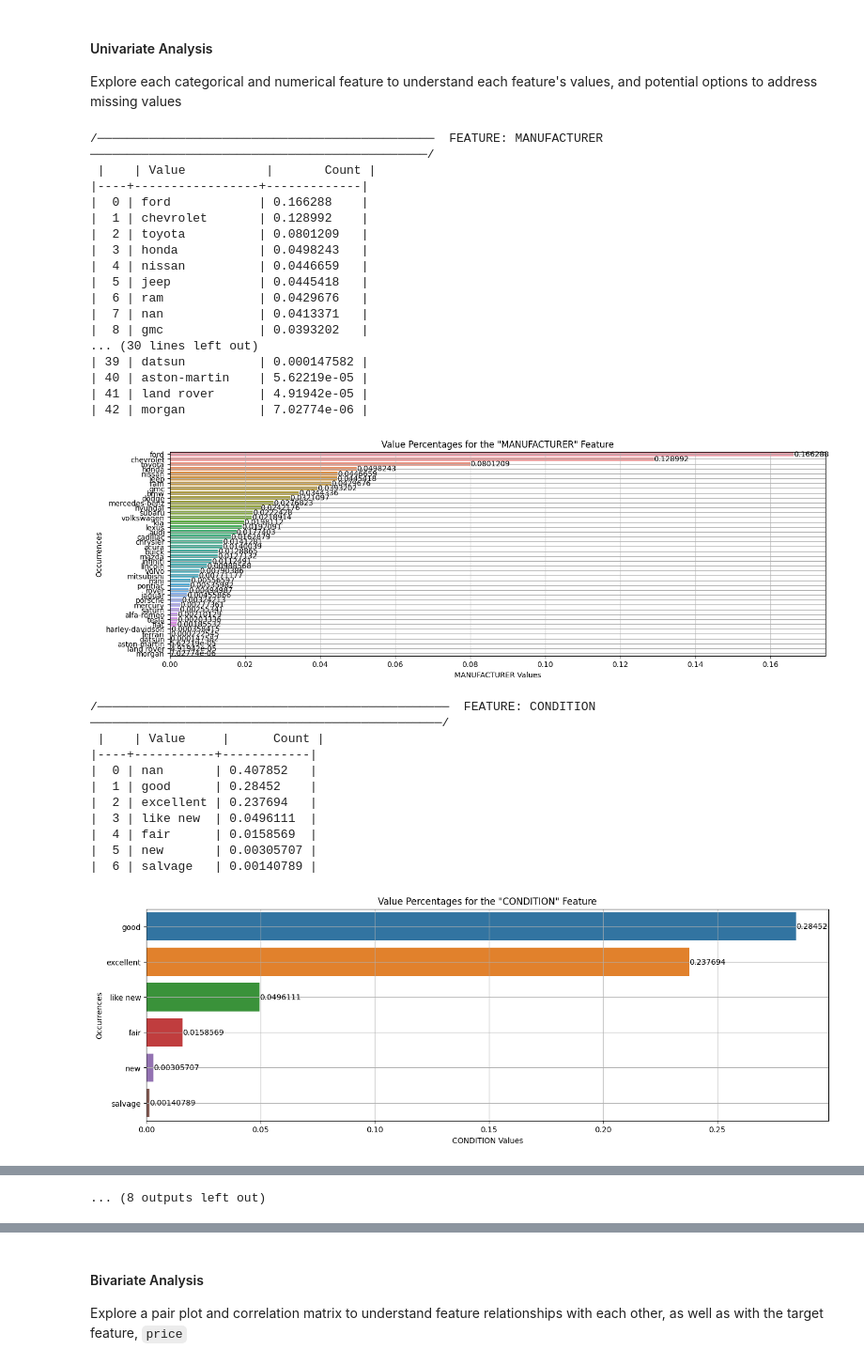
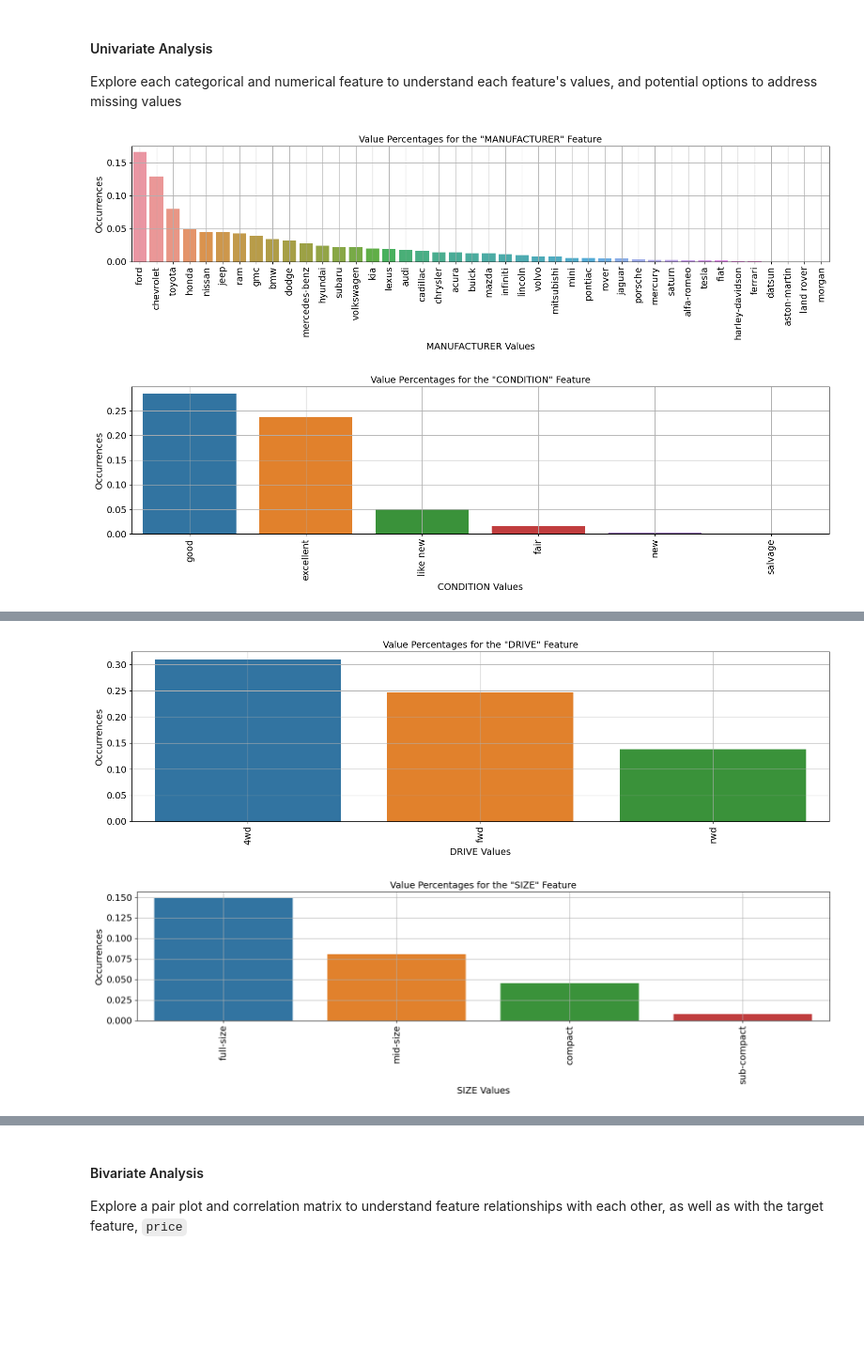
Before and after one commit to ard1038/data-analysis, a Jupyter notebook: used-car-pricing-predictions-pa2/used-car-pricing-pa2.ipynb, the cells around one changed output, grey strips where cells are left out. Shown at 94% size. Cells and saved outputs as stored; diff of their text form; code cells hidden in the pictures; blank space fills up the shorter version.

```diff
--- a/used-car-pricing-predictions-pa2/used-car-pricing-pa2.ipynb
+++ b/used-car-pricing-predictions-pa2/used-car-pricing-pa2.ipynb
@@ -97,6 +70,12 @@ All files loaded
 # %%
 # Default plot figure sizes
 plt.rcParams["figure.figsize"] = (16, 5)
+plt.rc('font', size=14)
+plt.rc('axes', titlesize=14)
+plt.rc('axes', labelsize=14)
+plt.rc('xtick', labelsize=14)
+plt.rc('ytick', labelsize=14)
+plt.rc('legend', fontsize=14)
 
 # Pipeline configuration visualization
 from sklearn import set_config
@@ -299,7 +366,7 @@ Take a cursory review of each feature's data type and values to understand which
 Establish lists for categorical and numberical features for future transformations
 - Drop the noisy/largely unique features so plots are useful
 '''
-cols_df = df.drop(["id", "VIN", "region", "state", "model"], axis=1)
+cols_df = df.drop(["id", "VIN", "region", "model"], axis=1)
 cols_categorical = cols_df.select_dtypes(include=["object"]).columns.tolist()
 cols_numerical = cols_df.select_dtypes(exclude=["object"]).columns.tolist()
 cols_categorical, cols_numerical
@@ -404,45 +547,21 @@ Explore each categorical and numerical feature to understand each feature's valu
 # %%
 
 for cmv in cols_categorical:
     df_cmv = pd.DataFrame(df[cmv].value_counts( dropna=False, normalize=True ).sort_values( ascending=False )).reset_index()
     #df_cmv[cmv] = round( df_cmv[cmv] * 100, 3 )
-    print( helper_print_heading( f'Feature: {cmv}' ),
-           tabulate( df_cmv, headers=["Value", "Count"], tablefmt="orgtbl" )
-         )
-    ax = sns.barplot( df_cmv, x='proportion', y=cmv, orient='h' )
-    ax.bar_label(ax.containers[0])
+    # print( helper_print_heading( f'Feature: {cmv}' ),
+    #        #display( df_cmv )
+    #      )
+    ax = sns.barplot( df_cmv, y='proportion', x=cmv )
+    #ax.bar_label(ax.containers[0])
     plt.title(f'Value Percentages for the "{cmv.upper()}" Feature' )
     plt.xlabel(f'{cmv.upper()} Values')
     plt.ylabel('Occurrences')
+    plt.xticks(rotation=90)
     plt.grid()
+    plt.tight_layout()
+    plt.savefig(f'images/pa2-univariate-categorical-barplot-{cmv.lower()}.png')
     plt.show()
 # %% [output]
-/──────────────────────────────────────────────  FEATURE: MANUFACTURER  ──────────────────────────────────────────────/
- |    | Value           |       Count |
-|----+-----------------+-------------|
-|  0 | ford            | 0.166288    |
-|  1 | chevrolet       | 0.128992    |
-|  2 | toyota          | 0.0801209   |
-|  3 | honda           | 0.0498243   |
-|  4 | nissan          | 0.0446659   |
-|  5 | jeep            | 0.0445418   |
-|  6 | ram             | 0.0429676   |
-|  7 | nan             | 0.0413371   |
-|  8 | gmc             | 0.0393202   |
-... (30 lines left out)
-| 39 | datsun          | 0.000147582 |
-| 40 | aston-martin    | 5.62219e-05 |
-| 41 | land rover      | 4.91942e-05 |
-| 42 | morgan          | 7.02774e-06 |
-[figure, old version]
+[figure, new version]
-/────────────────────────────────────────────────  FEATURE: CONDITION  ────────────────────────────────────────────────/
- |    | Value     |      Count |
-|----+-----------+------------|
-|  0 | nan       | 0.407852   |
-|  1 | good      | 0.28452    |
-|  2 | excellent | 0.237694   |
-|  3 | like new  | 0.0496111  |
-|  4 | fair      | 0.0158569  |
-|  5 | new       | 0.00305707 |
-|  6 | salvage   | 0.00140789 |
-[figure, old version]
+[figure, new version]
@@ -491 +572,2 @@ for cmv in cols_categorical:
-... (8 outputs left out)
+[figure, added]
+[figure, added]
```
Also changed, not shown: parts of 119 cells of this notebook, 44 other files.
